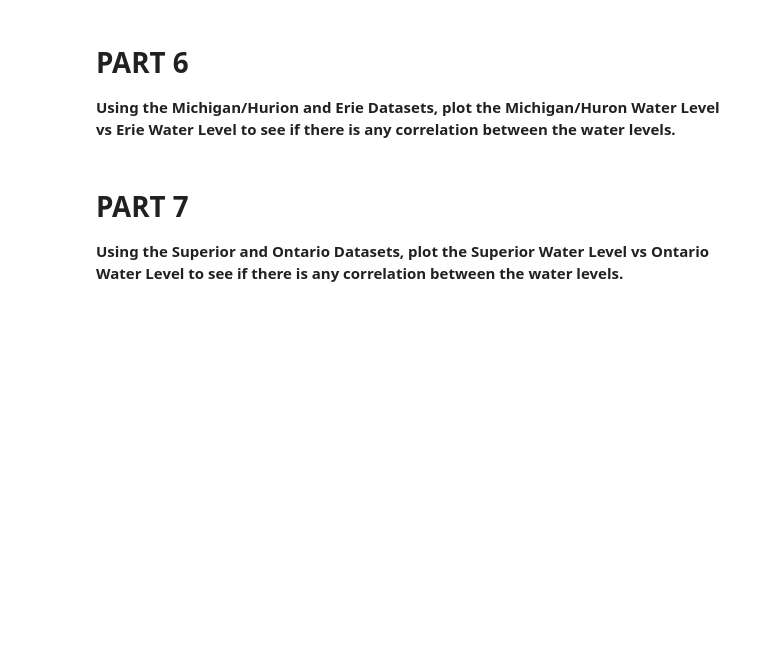
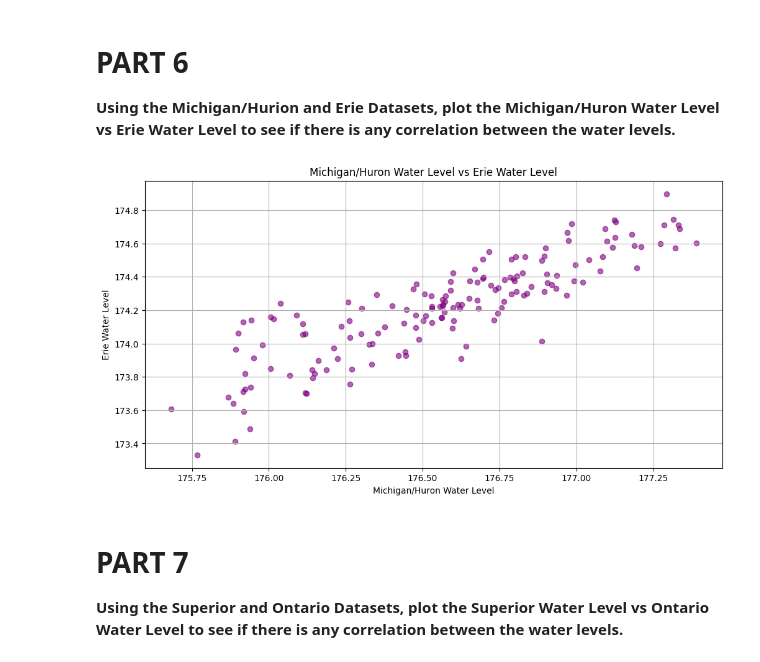
Before and after one commit to sthuy9804/CMSE202_Git_Started, a Jupyter notebook: Great_Lakes_and_Grand_River.ipynb, the cells around one changed output. Drawn from its saved outputs; the diff is of its cells as text; code cells hidden in the pictures; blank space fills up the shorter version.

```diff
--- a/Great_Lakes_and_Grand_River.ipynb
+++ b/Great_Lakes_and_Grand_River.ipynb
@@ -79,3 +73,19 @@ plt.show()
+# %%
+# Insert Code Here
+# Load the datasets from the 'data' folder
+mhu_data = pd.read_csv('data/mhu.csv')
+eri_data = pd.read_csv('data/eri.csv')
+mhu_water_level = mhu_data.iloc[:, 1]
+eri_water_level = eri_data.iloc[:, 1]
+plt.figure(figsize=(12, 6))
+plt.scatter(mhu_water_level, eri_water_level, alpha=0.6, color='purple')
+plt.title('Michigan/Huron Water Level vs Erie Water Level')
+plt.xlabel('Michigan/Huron Water Level')
+plt.ylabel('Erie Water Level')
+plt.grid()
+plt.show()
+# %% [output]
+[figure, added]
 # %% [markdown]
 # PART 7
 
```
Also changed, not shown: parts of 2 cells of this notebook.
